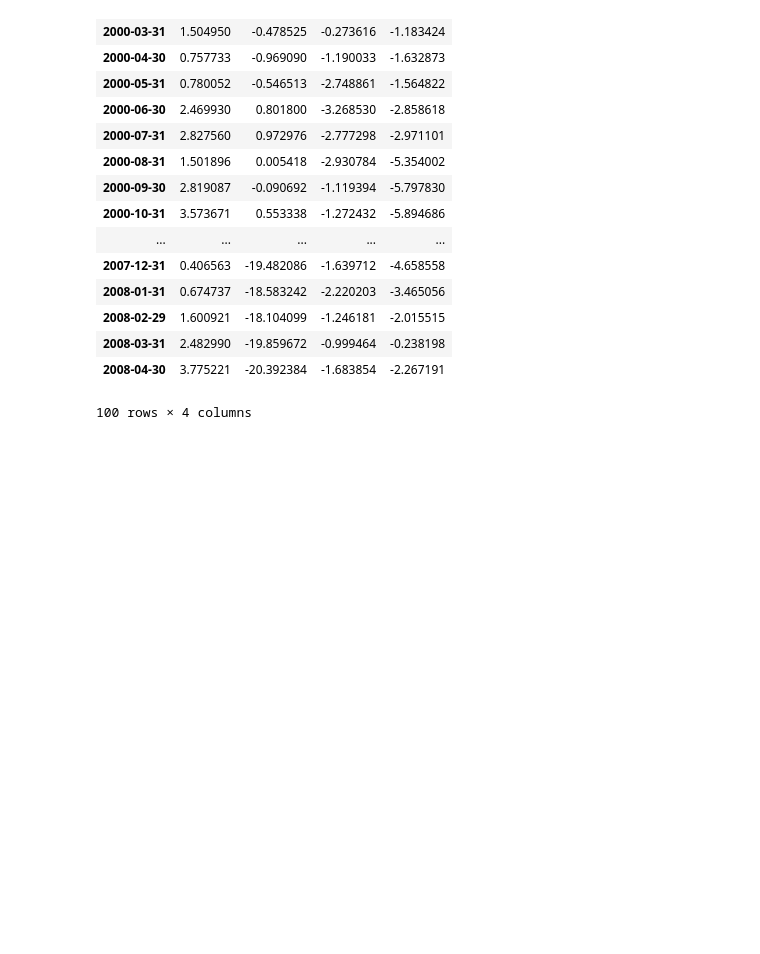
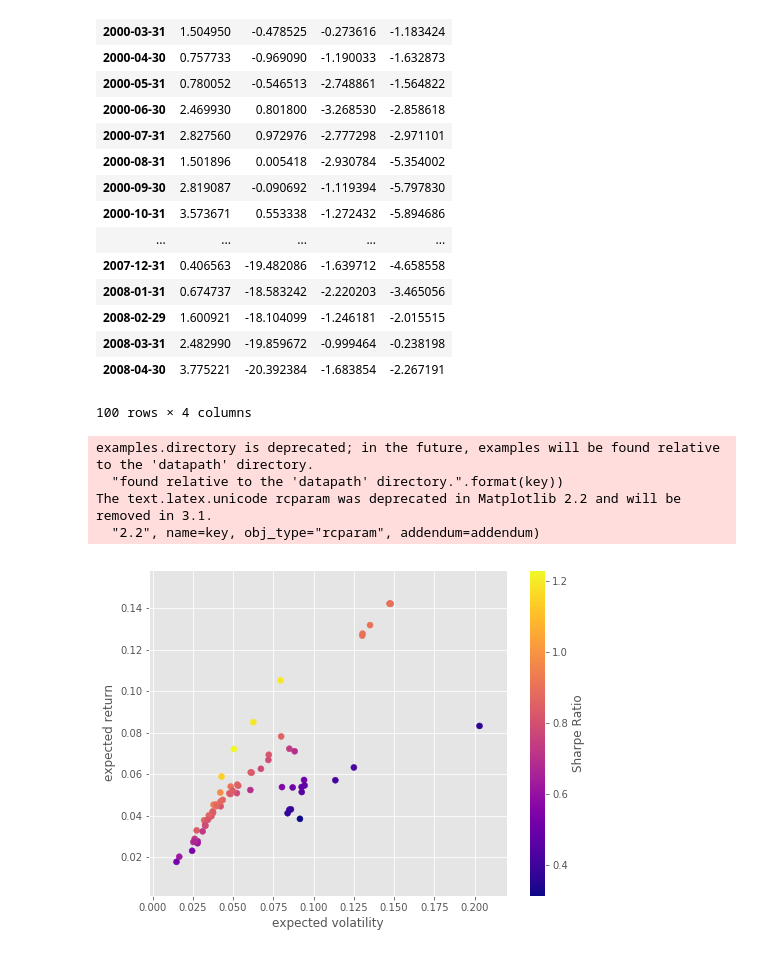
Before and after one commit to zniffur/mytrading, a Jupyter notebook: Untitled.ipynb, the cells around one changed output. Cells and saved outputs as stored; diff of their text form; code cells hidden in the pictures; blank space fills up the shorter version.

```diff
--- a/Untitled.ipynb
+++ b/Untitled.ipynb
@@ -137,3 +137,31 @@ wide_df
 | 2008-03-31 | 2.482990 | -19.859672 | -0.999464 | -0.238198 |
 | 2008-04-30 | 3.775221 | -20.392384 | -1.683854 | -2.267191 |
 100 rows × 4 columns
+# %%
+import pandas as pd
+import numpy as np
+import matplotlib.pyplot as plt
+import seaborn as sns; sns.reset_orig()
+
+plt.style.use('ggplot')
+# %% [output]
+examples.directory is deprecated; in the future, examples will be found relative to the 'datapath' directory.
+  "found relative to the 'datapath' directory.".format(key))
+The text.latex.unicode rcparam was deprecated in Matplotlib 2.2 and will be removed in 3.1.
+  "2.2", name=key, obj_type="rcparam", addendum=addendum)
+# %%
+data = pd.read_csv('portfolio_combinations_mc_results_2.csv')
+data.drop(data.columns[0] ,axis=1, inplace=True)
+data.head()
+
+df = data[['ret','vola','sharpe']]
+# %%
+fig10 = plt.figure(figsize = (8,6))
+plt.scatter(df.vola, df.ret, c = df.sharpe, marker = 'o', cmap='plasma')
+plt.grid(True)
+plt.xlabel('expected volatility')
+plt.ylabel('expected return')
+plt.colorbar(label = 'Sharpe Ratio')
+plt.show();
+# %% [output]
+[figure, added]
```
Also changed, not shown: parts of 5 cells of this notebook, 9 other files.
